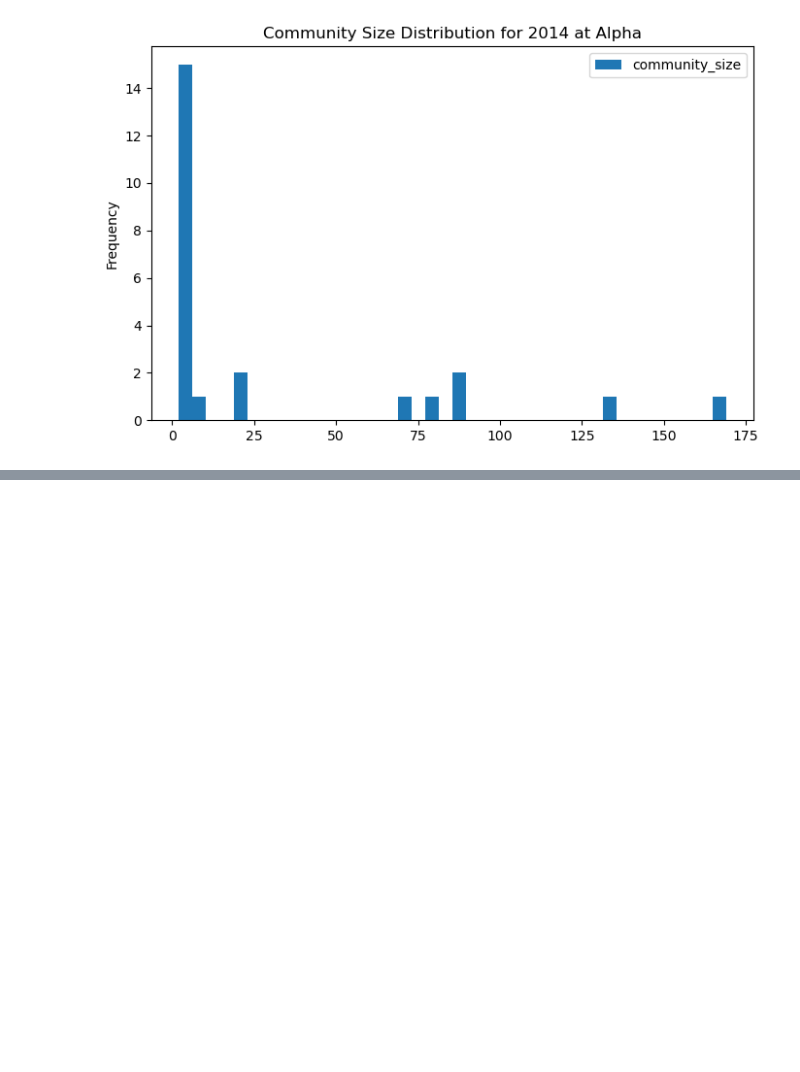
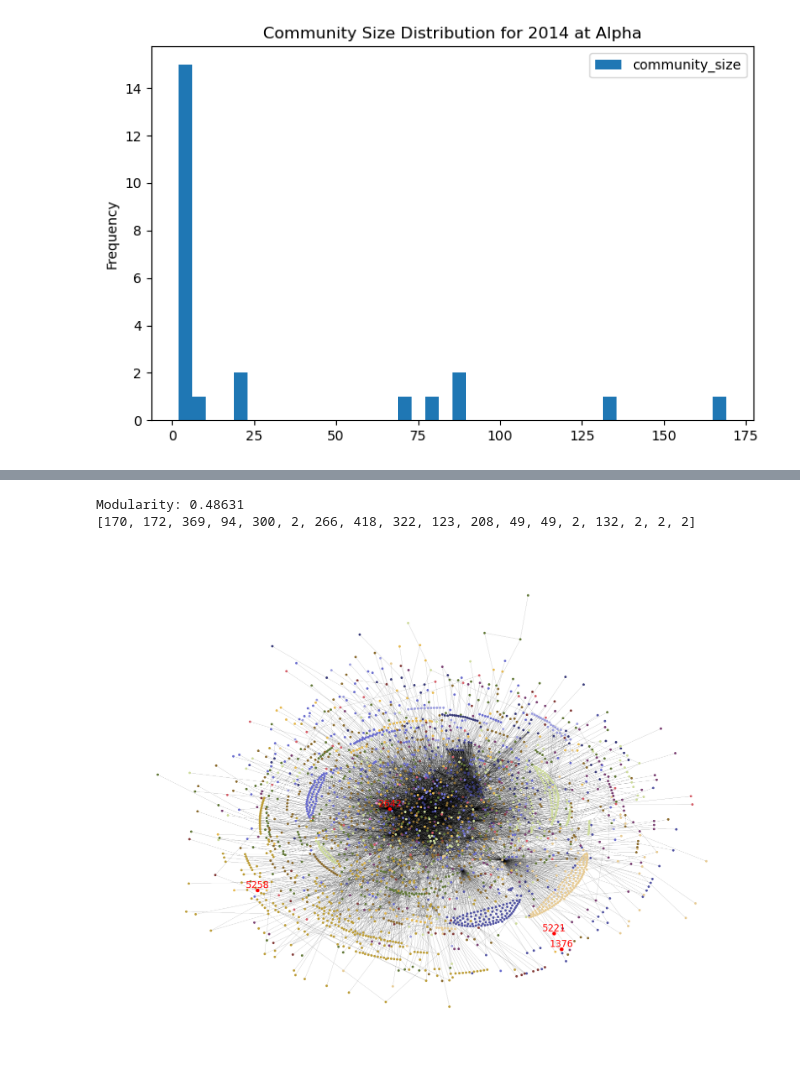
Before and after one commit to youngseo1108/Network_Science_Final, a Jupyter notebook: Network_Science_Final_Project_updating.ipynb, the cells around one changed output, grey strips where cells are left out. Cells and saved outputs as stored; diff of their text form; code cells hidden in the pictures; blank space fills up the shorter version.

Commit message:
Added Louvain community detection and first community cluster plot

```diff
--- a/Network_Science_Final_Project_updating.ipynb
+++ b/Network_Science_Final_Project_updating.ipynb
@@ -515,0 +548,18 @@ Disconnected Community Indexes: []
+# %%
+# convert the python-louvain package output to
+# NetworkX package community function output format
+def get_louvain_communities(graph, random_state=1):
+    louvain_partition_dict = community_louvain.best_partition(graph, random_state=random_state)
+    unique_partition_labels = list(set(louvain_partition_dict.values()))
+    communities = [[] for i in range(len(unique_partition_labels))]
+    for node in louvain_partition_dict.keys():
+        communities[louvain_partition_dict[node]].append(node)
+    return communities
+# %%
+def convert_to_dir(list):
+    partition_dir = {}
+    for i, partition in enumerate(list):
+        for node in partition:
+            partition_dir[node] = i
+
+    return partition_dir
@@ -515,0 +598,53 @@ Disconnected Community Indexes: []
+# %%
+
+df_lst = otc['2013-01-01':'2013-12-31']
+g = nx.from_pandas_edgelist(df_lst, 'source', 'target', edge_attr=True)
+
+# Convert the graph to an undirected graph
+g_undirected = g.to_undirected()
+
+# Partition the graph using the Louvain algorithm
+partition_list = get_louvain_communities(g, random_state=0)
+partition = convert_to_dir(partition_list)
+
+print("Modularity:", round(nx_comm.modularity(g, partition_list), 6))
+
+# Get the sizes of the clusters
+sizes = [len([n for n in partition.values() if n == i]) for i in set(partition.values())]
+
+print(sizes)
+# Plot the graph, coloring the nodes by cluster
+colors = [partition[n] for n in g.nodes()]
+
+labels = {}
+special_nodes = {}
+for node in g.nodes():
+    if node in get_important_nodes(0):
+        #set the node name as the key and the label as its value
+        labels[node] = node
+        special_nodes[node] = node
+
+title = f"Community Partition"
+# pos = nx.spring_layout(g, k=0.15, iterations=20, seed=2)
+plt.figure(1, figsize=(16, 12))
+pos = nx.kamada_kawai_layout(g, scale=10)
+nx.draw(g, pos, node_color=colors, cmap=mpl.colormaps['tab20b'], node_size=10, with_labels=False, width=0.1)
+
+# set the argument 'with labels' to False so you have unlabeled graph
+# nx.draw(g, pos=pos, node_color=colors, cmap=mpl.colormaps['viridis'], node_size=10,, with_labels = False)
+#
+# # Now only add labels to the nodes you require (the hubs in my case)
+nx.draw_networkx_labels(g, pos, labels, font_size=16, font_color='r', verticalalignment='bottom')
+nx.draw_networkx_nodes(g, pos, special_nodes, node_size=30, node_color='r')
+
+plt.show()
+
+# colors = ["#EF9A9A", "#BA68C8", "#64B5F6", "#81C784", "#FFF176", "#BDBDBD", "#EF9A9A", "#BA68C8", "#64B5F6", "#81C784",
+#           "#FFF176", "#BDBDBD", "#EF9A9A", "#BA68C8", "#64B5F6", "#81C784", "#FFF176", "#BDBDBD", "#EF9A9A", "#BA68C8",
+#           "#64B5F6", "#81C784", "#FFF176", "#BDBDBD", "#EF9A9A", "#BA68C8", "#64B5F6", "#81C784", "#FFF176", "#BDBDBD"]
+# for i in range(len(list(partition_list))):
+#     visualize_subgraph(g, partition_list[i], colors[i])
+# %% [output]
+Modularity: 0.48631
+[170, 172, 369, 94, 300, 2, 266, 418, 322, 123, 208, 49, 49, 2, 132, 2, 2, 2]
+[figure, added]
```
Also changed, not shown: parts of 6 cells of this notebook.
